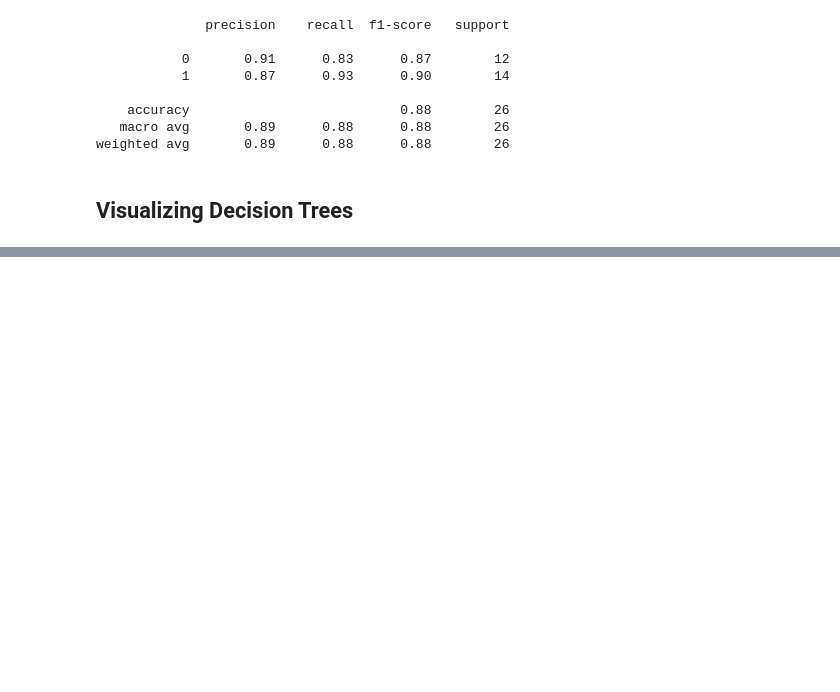
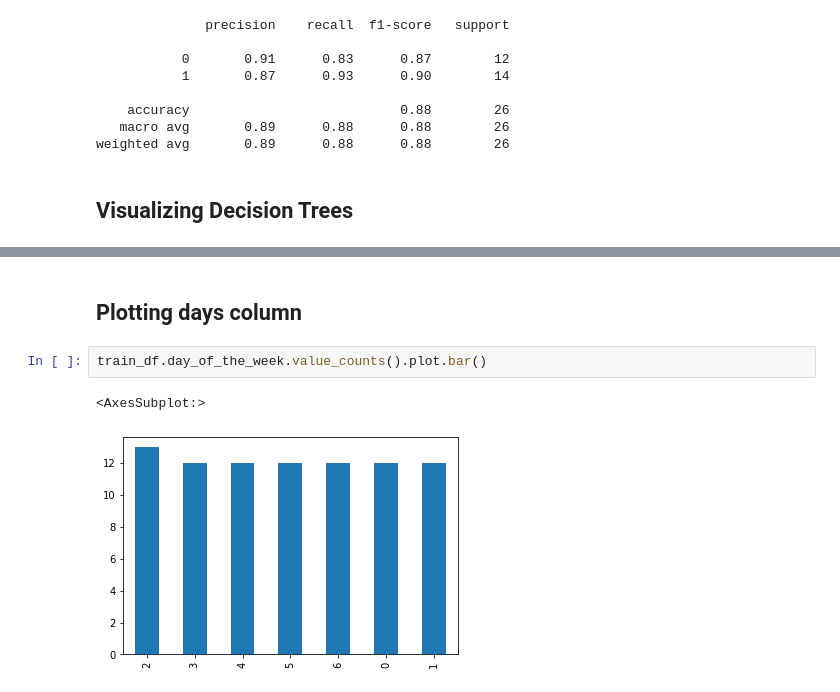
Before and after one commit to bentob18/UdacityProject, a Jupyter notebook: udacityprojectmedium.ipynb, the cells around one changed output, grey strips where cells are left out. Drawn from its saved outputs; the diff is of its cells as text; blank space fills up the shorter version.

```diff
--- a/udacityprojectmedium.ipynb
+++ b/udacityprojectmedium.ipynb
@@ -178,3 +179,10 @@ WARNING: Running pip as the 'root' user can result in broken permissions and con
 Requirement already satisfied: six in /opt/conda/lib/python3.7/site-packages (1.15.0)
 WARNING: Running pip as the 'root' user can result in broken permissions and conflicting behaviour with the system package manager. It is recommended to use a virtual environment instead: https://pip. ...
 [figure]
+# %% [markdown]
+## Plotting days column
+# %%
+train_df.day_of_the_week.value_counts().plot.bar()
+# %% [output]
+<AxesSubplot:>
+[figure, added]
```
Also changed, not shown: parts of 3 cells of this notebook.
